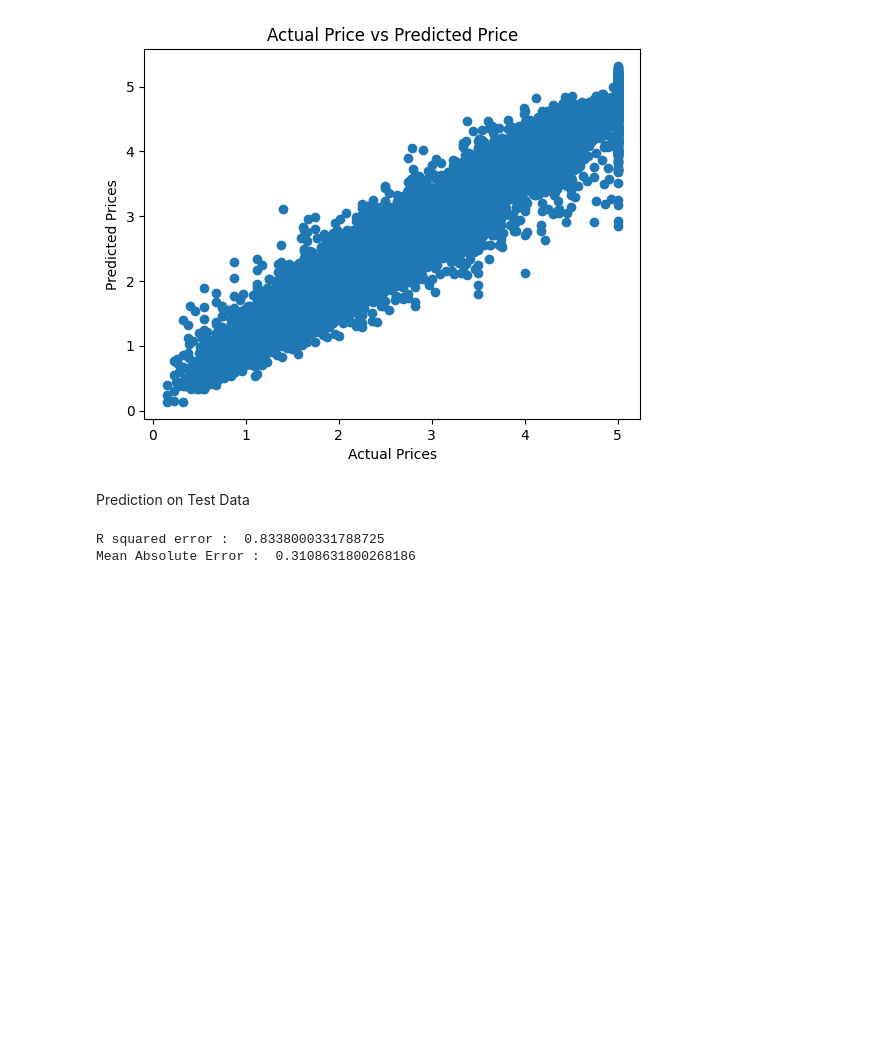
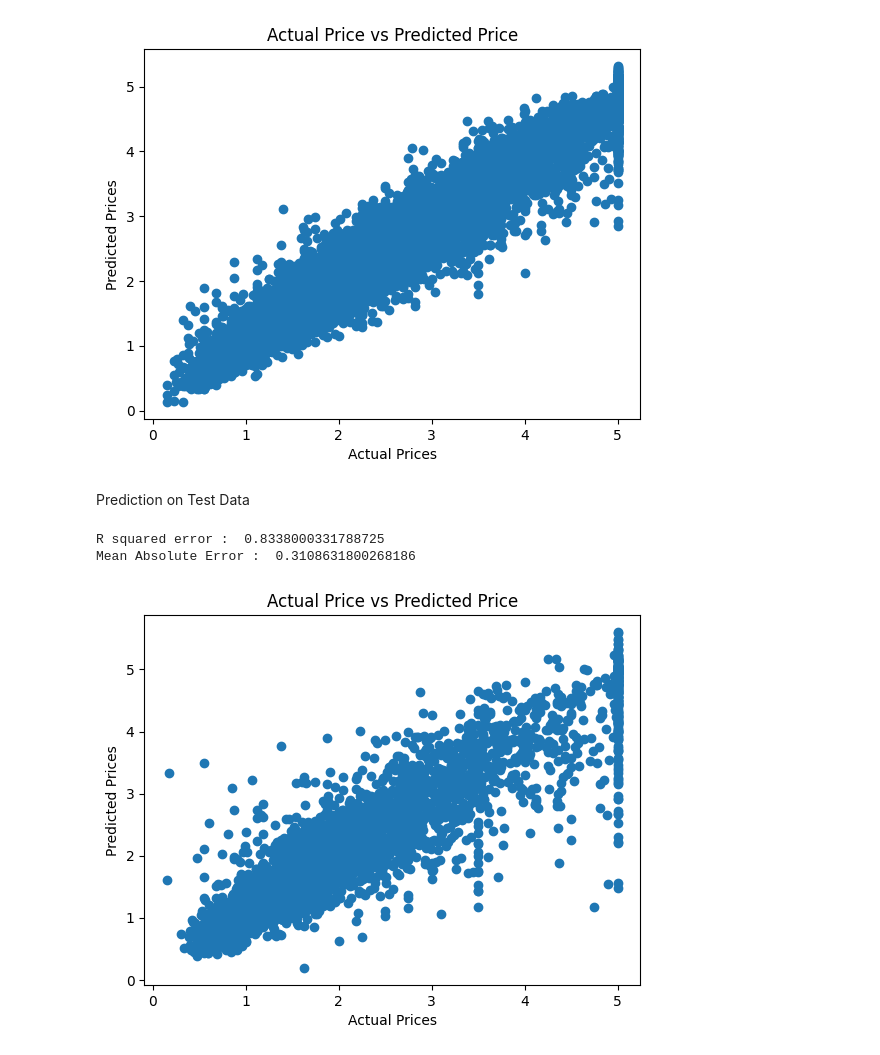
Before and after one commit to SinghKriti11/House_Price_Prediction, a Jupyter notebook: P1.ipynb, the cells around one changed output. Drawn from its saved outputs; the diff is of its cells as text; code cells hidden in the pictures; blank space fills up the shorter version.

```diff
--- a/P1.ipynb
+++ b/P1.ipynb
@@ -207,3 +207,11 @@ print('Mean Absolute Error : ', score_2)
 # %% [output]
 R squared error :  0.8338000331788725
 Mean Absolute Error :  0.3108631800268186
+# %%
+plt.scatter(y_test, test_data_prediction)
+plt.xlabel("Actual Prices")
+plt.ylabel("Predicted Prices")
+plt.title("Actual Price vs Predicted Price")
+plt.show()
+# %% [output]
+[figure, added]
```
